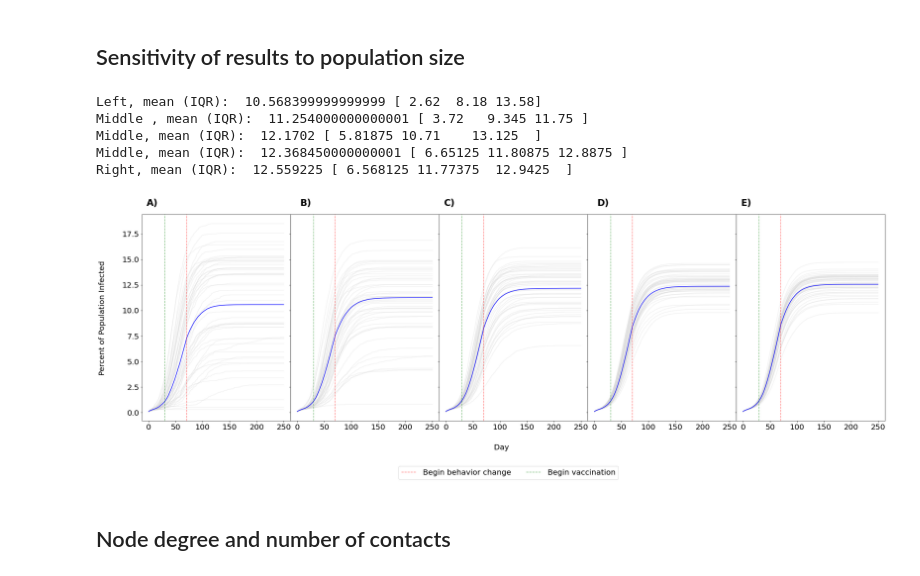
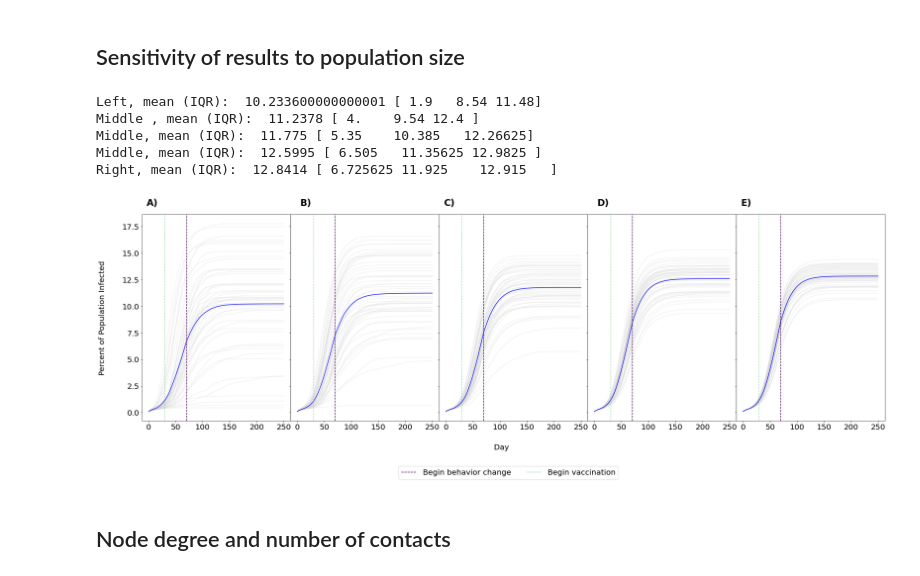
Before and after one commit to onnela-lab/mpox-model, a Jupyter notebook: Supplement Code/supplement_figures.ipynb, the cells around one changed output. Saved outputs shown, nothing was run; the diff lists cells and outputs as text; code cells hidden in the pictures.

```diff
--- a/Supplement Code/supplement_figures.ipynb
+++ b/Supplement Code/supplement_figures.ipynb
@@ -228,11 +238,11 @@ infect111 = [res_5_111[8], res10_111[8], res20_111[8], res40_111[8], res80_111[8
 infect212 = [res_5_212[8], res10_212[8], res20_212[8], res40_212[8], res80_212[8]]
 # %%
 # Average over the simulations and drop columns that indicate simulation number and isolation scenario
-ti5_mean = np.mean(res_5_111[8], axis = 0)
-ti10_mean = np.mean(res10_111[8], axis = 0)
-ti20_mean = np.mean(res20_111[8], axis = 0)
-ti40_mean = np.mean(res40_111[8], axis = 0)
-ti80_mean = np.mean(res80_111[8], axis = 0)
+ti5_mean = np.mean(res_5_212[8], axis = 0)
+ti10_mean = np.mean(res10_212[8], axis = 0)
+ti20_mean = np.mean(res20_212[8], axis = 0)
+ti40_mean = np.mean(res40_212[8], axis = 0)
+ti80_mean = np.mean(res80_212[8], axis = 0)
 # %%
 ## Figure for less-optimistic isolation scenario (partial compliance)
 div_by = [5000/100, 10000/100, 20000/100, 40000/100, 80000/100]
@@ -264,41 +274,41 @@ ax4.plot(x, ti40_mean/div_by[3], color = 'blue')
 ax5.plot(x, ti80_mean/div_by[4], color = 'blue', label = "Point-wise average")
 
 for ax in [ax1, ax2, ax3, ax4, ax5]:
-    ax.axvline(x = 70, color = "red", alpha = 0.5, linestyle = "dashed", label = "Begin behavior change")
+    ax.axvline(x = 70, color = "#440154FF", alpha = 1, linestyle = "dashed", label = "Begin behavior change")
 
 for ax in [ax1, ax2, ax3, ax4, ax5]:
-    ax.axvline(x = 30, color = 'green', alpha = 0.5, linestyle = "dashed", label = "Begin vaccination")
+    ax.axvline(x = 30, color = '#55C667FF', alpha = 1, linestyle = "dotted", label = "Begin vaccination")
 
 
 
 # Shrink current axis by 20%
 box = ax5.get_position()
 
 # Put a legend below the current axis
 ax3.legend(loc='center left', bbox_to_anchor=(-0.3, -0.25), ncol = 3)
 
 fig.text(0.13, 0.92, 'A)', va='center', fontweight = 'bold', fontsize = 24)
 fig.text(0.29, 0.92, 'B)', va='center', fontweight = 'bold', fontsize = 24)
 fig.text(0.44, 0.92, 'C)', va='center', fontweight = 'bold', fontsize = 24)
 fig.text(0.60, 0.92, 'D)', va='center', fontweight = 'bold', fontsize = 24)
 fig.text(0.75, 0.92, 'E)', va='center', fontweight = 'bold', fontsize = 24)
 
 # Put a legend to the right of the current axis
 plt.savefig('results_populationsize_all.pdf', dpi=600, bbox_inches = "tight")
 
 # Print out results to put in text
 print("Left, mean (IQR): ", ti5_mean[-1]/div_by[0], np.percentile(res_5_212[8]/div_by[0], [25, 50, 75]))
 print("Middle , mean (IQR): ", ti10_mean[-1]/div_by[1], np.percentile(res10_212[8]/div_by[1], [25, 50, 75]))
 print("Middle, mean (IQR): ", ti20_mean[-1]/div_by[2], np.percentile(res20_212[8]/div_by[2], [25, 50, 75]))
 print("Middle, mean (IQR): ", ti40_mean[-1]/div_by[3], np.percentile(res40_212[8]/div_by[3], [25, 50, 75]))
 print("Right, mean (IQR): ", ti80_mean[-1]/div_by[4], np.percentile(res80_212[8]/div_by[4], [25, 50, 75]))
 # %% [output]
-Left, mean (IQR):  10.568399999999999 [ 2.62  8.18 13.58]
-Middle , mean (IQR):  11.254000000000001 [ 3.72   9.345 11.75 ]
-Middle, mean (IQR):  12.1702 [ 5.81875 10.71    13.125  ]
-Middle, mean (IQR):  12.368450000000001 [ 6.65125 11.80875 12.8875 ]
-Right, mean (IQR):  12.559225 [ 6.568125 11.77375  12.9425  ]
+Left, mean (IQR):  10.233600000000001 [ 1.9   8.54 11.48]
+Middle , mean (IQR):  11.2378 [ 4.    9.54 12.4 ]
+Middle, mean (IQR):  11.775 [ 5.35    10.385   12.26625]
+Middle, mean (IQR):  12.5995 [ 6.505   11.35625 12.9825 ]
+Right, mean (IQR):  12.8414 [ 6.725625 11.925    12.915   ]
-[figure, old version]
+[figure, new version]
 # %% [markdown]
 ## Node degree and number of contacts
 # %%
```
Also changed, not shown: parts of 37 cells of this notebook, 8 other files.
